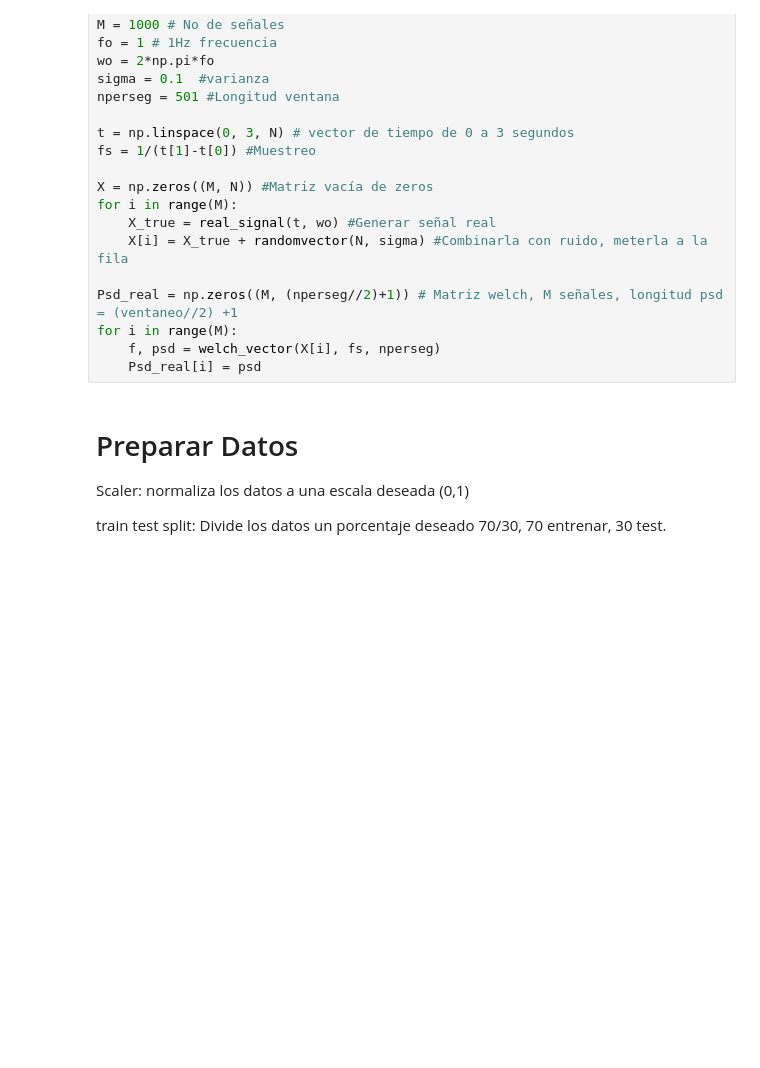
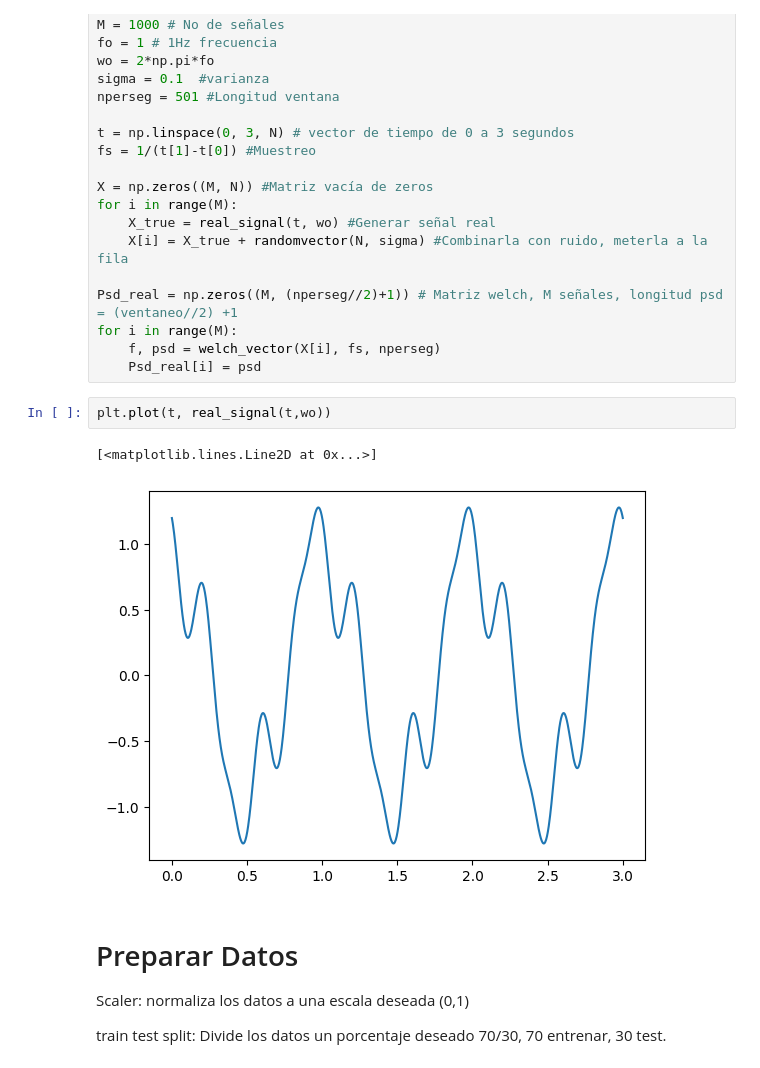
Before and after one commit to dramirezbe/Signal-theory, a Jupyter notebook: Random-signal-analysis/PSD_Estimation_David_Ramirez_Betancourth.ipynb, the cells around one changed output. Drawn from its saved outputs; the diff is of its cells as text; blank space fills up the shorter version.

```diff
--- a/Random-signal-analysis/PSD_Estimation_David_Ramirez_Betancourth.ipynb
+++ b/Random-signal-analysis/PSD_Estimation_David_Ramirez_Betancourth.ipynb
@@ -68,6 +68,11 @@ Psd_real = np.zeros((M, (nperseg//2)+1)) # Matriz welch, M señales, longitud ps
 for i in range(M):
     f, psd = welch_vector(X[i], fs, nperseg)
     Psd_real[i] = psd
+# %%
+plt.plot(t, real_signal(t,wo))
+# %% [output]
+[<matplotlib.lines.Line2D at 0x...>]
+[figure, added]
 # %% [markdown]
 # Preparar Datos
 
```
Also changed, not shown: parts of 7 cells of this notebook.
